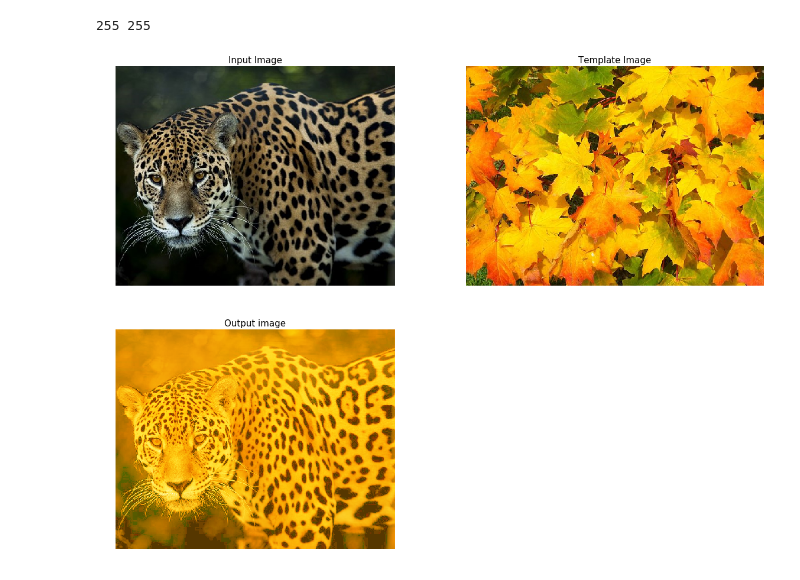
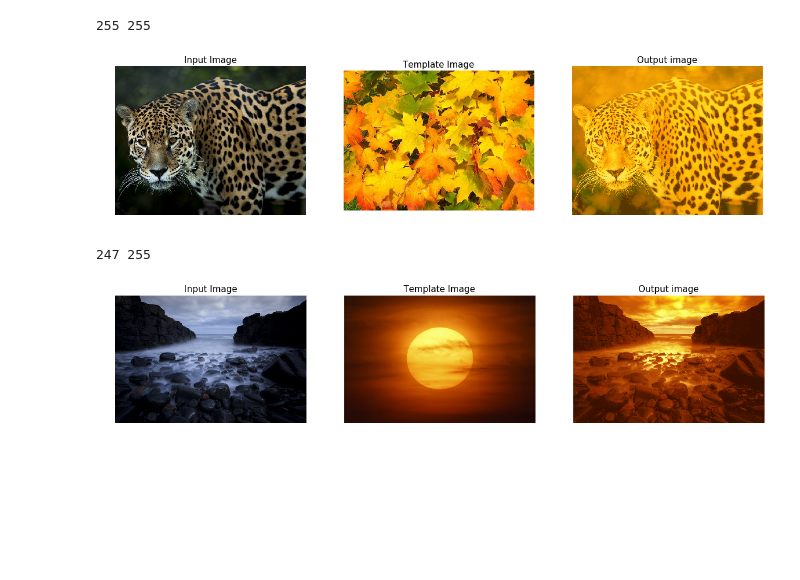
Before and after one commit to icarpio/OpenCV, a Jupyter notebook: Histogram Matching.ipynb, the cells around one changed output. Drawn from its saved outputs; the diff is of its cells as text; code cells hidden in the pictures; blank space fills up the shorter version.

```diff
--- a/Histogram Matching.ipynb
+++ b/Histogram Matching.ipynb
@@ -27,8 +27,8 @@ def cdf(im):
         c = np.append(c,1)
     return c
 # %%
-im = imread('images/jaguar.png').astype(np.uint8)
-im_t = imread('images/leaves.png')
+im = imread('jaguar.png').astype(np.uint8)
+im_t = imread('leaves.png')
 print(np.max(im), np.max(im_t))
 # %% [output]
 255 255
@@ -41,9 +41,15 @@ for i in range(3):
 # %%
 fig = plt.gcf()
 fig.set_size_inches(20,15)
-plt.subplot(221), plt.imshow(im), plt.axis('off'), plt.title('Input Image', size=15)
-plt.subplot(222), plt.imshow(im_t), plt.axis('off'), plt.title('Template Image', size=15)
-plt.subplot(223), plt.imshow(im1[...,:3]), plt.axis('off'), plt.title('Output image', size=15)
+plt.subplot(131), plt.imshow(im), plt.axis('off'), plt.title('Input Image', size=15)
+plt.subplot(132), plt.imshow(im_t), plt.axis('off'), plt.title('Template Image', size=15)
+plt.subplot(133), plt.imshow(im1[...,:3]), plt.axis('off'), plt.title('Output image', size=15)
 plt.show()
 # %% [output]
-[figure, old version]
+[figure, new version]
+# %%
+im = imread('rocks.png').astype(np.uint8)
+im_t = imread('sun.png')
+print(np.max(im), np.max(im_t))
+# %% [output]
+247 255
@@ -49,0 +62,8 @@ plt.show()
+# %%
+plt.figure(figsize=(20,15))
+plt.subplot(131), plt.imshow(im), plt.axis('off'), plt.title('Input Image', size=15)
+plt.subplot(132), plt.imshow(im_t), plt.axis('off'), plt.title('Template Image', size=15)
+plt.subplot(133), plt.imshow(im1[...,:3]), plt.axis('off'), plt.title('Output image', size=15)
+plt.show()
+# %% [output]
+[figure, added]
```
Also changed, not shown: parts of 1 cell of this notebook.
